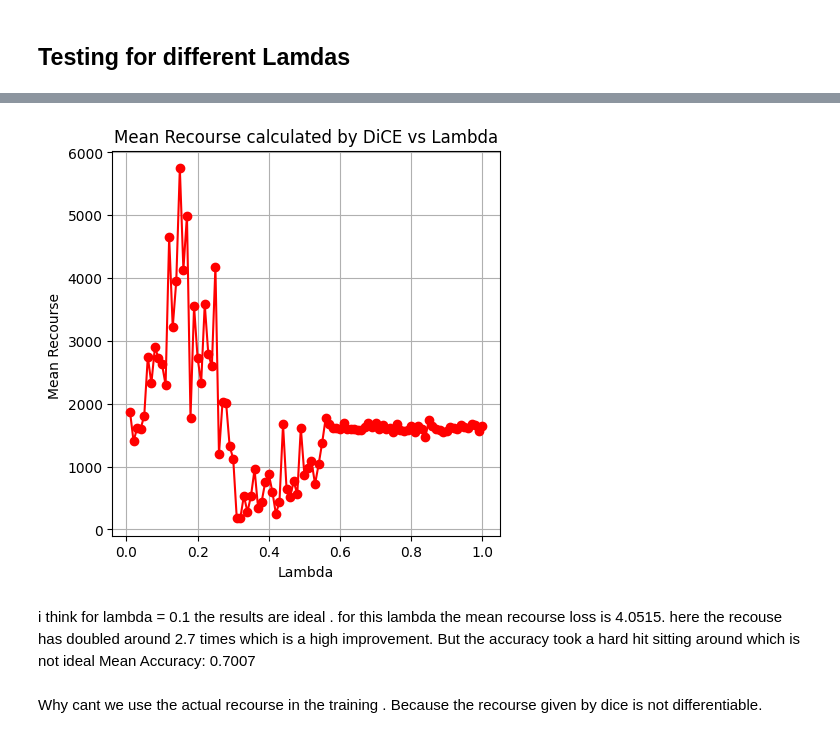
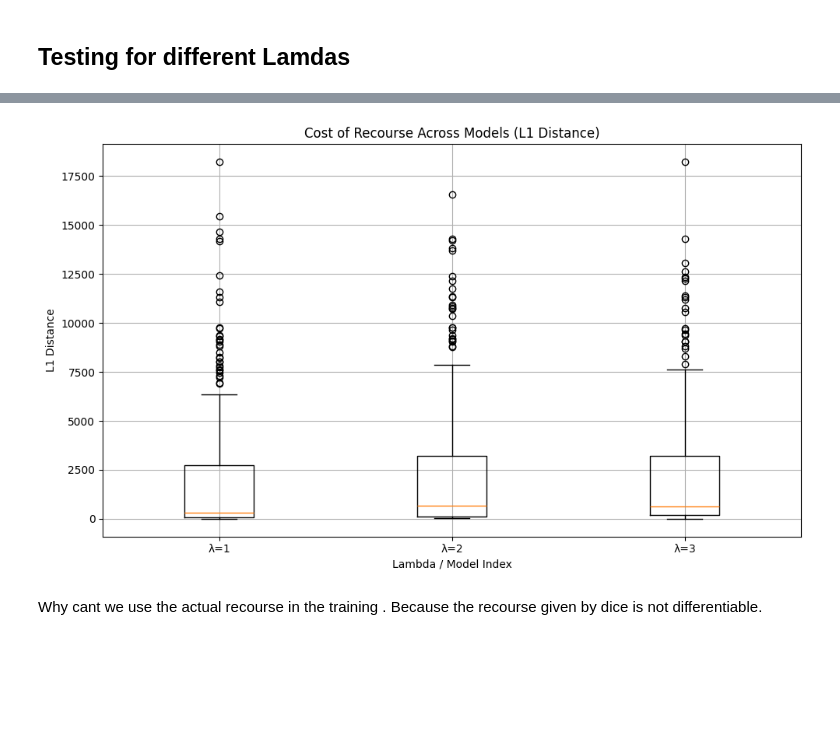
Before and after one commit to ahmedhammami2002/BachelorArbeitSoSe2025, a Jupyter notebook: ClassificationDice.ipynb, the cells around one changed output, grey strips where cells are left out. Drawn from its saved outputs; the diff is of its cells as text; code cells hidden in the pictures; blank space fills up the shorter version.

```diff
--- a/ClassificationDice.ipynb
+++ b/ClassificationDice.ipynb
@@ -172,7 +207,7 @@ exp = dice_ml.Dice(
 )
 # %%
 
-query_instance = X[11:12]
+query_instance = X[14:15]
 query_df = pd.DataFrame(query_instance, columns=feature_names)
 
 
@@ -614,15 +711,26 @@ plt.show()
 # %%
-## Plotting of the mean of Recourse genereated by dice After the Training with different Lambdas
+'''## Plotting of the mean of Recourse genereated by dice After the Training with different Lambdas
 plt.figure(figsize=(5, 5))
-plt.plot(lambdas, actual_Recourse_Means, marker='o', color='red')
+plt.plot(lambdas, cost_of_recourses, marker='o', color='red')
 plt.title("Mean Recourse calculated by DiCE vs Lambda")
 plt.xlabel("Lambda")
 plt.ylabel("Mean Recourse ")
 plt.grid(True)
+
+print(cost_of_recourses)'''
+
+import matplotlib.pyplot as plt
+
+plt.figure(figsize=(10, 6))
+plt.boxplot(cost_of_recourses, tick_labels=[f"λ={i+1}" for i in range(len(cost_of_recourses))])
+plt.title("Cost of Recourse Across Models (L1 Distance)")
+plt.xlabel("Lambda / Model Index")
+plt.ylabel("L1 Distance")
+plt.grid(True)
+plt.tight_layout()
+plt.show()
 # %% [output]
-[figure, old version]
+[figure, new version]
-# %% [markdown]
-i think for lambda = 0.1 the results are ideal . for this lambda the mean recourse loss is 4.0515. here the recouse has doubled around 2.7 times which is a high improvement. But the accuracy took a hard hit sitting around which is not ideal Mean Accuracy: 0.7007
 # %% [markdown]
 Why cant we use the actual recourse in the training .
 Because the recourse given by dice is not differentiable.
```
Also changed, not shown: parts of 14 cells of this notebook.
